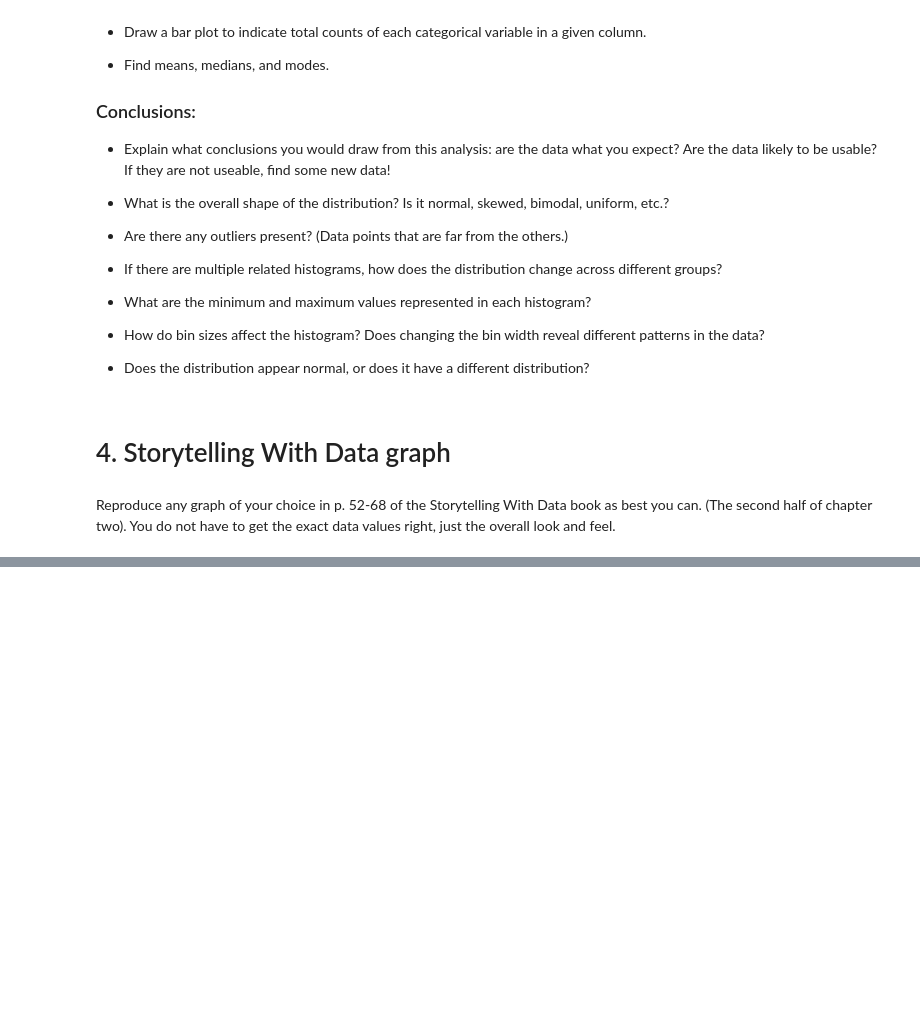
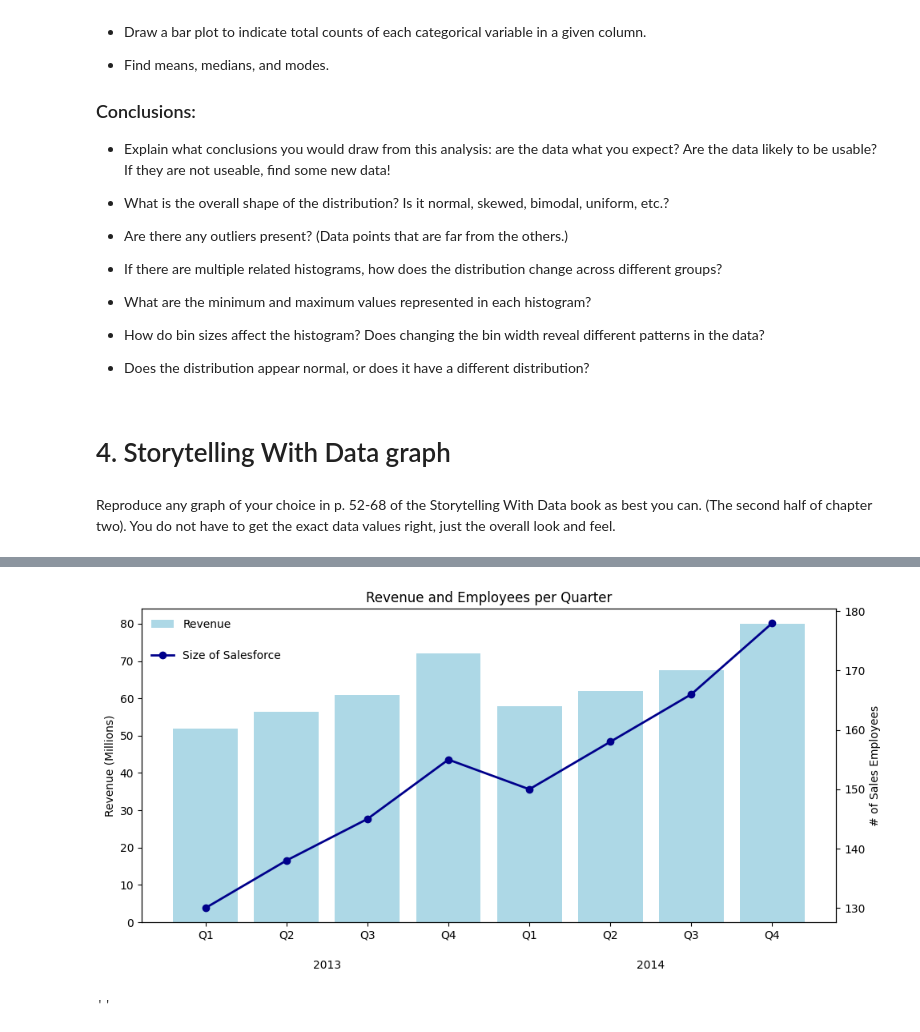
Before and after one commit to Haleymussary00/Module-B-semester-2, a Jupyter notebook: Week4.ipynb, the cells around one changed output, grey strips where cells are left out. Saved outputs shown, nothing was run; the diff lists cells and outputs as text; code cells hidden in the pictures; blank space fills up the shorter version.

```diff
--- a/Week4.ipynb
+++ b/Week4.ipynb
@@ -92,0 +96,15 @@ Reproduce any graph of your choice in p. 52-68 of the Storytelling With Data boo
+# %%
+# Generating Fake data
+sales_data = [
+    {"Year": 2013, "Quarter": "Q1", "Revenue_Millions": 52.0, "Sales_Employees": 130},
+    {"Year": 2013, "Quarter": "Q2", "Revenue_Millions": 56.5, "Sales_Employees": 138},
+    {"Year": 2013, "Quarter": "Q3", "Revenue_Millions": 61.0, "Sales_Employees": 145},
+    {"Year": 2013, "Quarter": "Q4", "Revenue_Millions": 72.0, "Sales_Employees": 155},
+    {"Year": 2014, "Quarter": "Q1", "Revenue_Millions": 58.0, "Sales_Employees": 150},
+    {"Year": 2014, "Quarter": "Q2", "Revenue_Millions": 62.0, "Sales_Employees": 158},
+    {"Year": 2014, "Quarter": "Q3", "Revenue_Millions": 67.5, "Sales_Employees": 166},
+    {"Year": 2014, "Quarter": "Q4", "Revenue_Millions": 80.0, "Sales_Employees": 178},
+]
+
+sales_df = pd.DataFrame(sales_data)
+sales_df
@@ -92,0 +121,38 @@ Reproduce any graph of your choice in p. 52-68 of the Storytelling With Data boo
+# %%
+
+x = range(len(sales_df))
+
+fig, ax1 = plt.subplots(figsize=(10, 5))
+
+# --- Bars (Revenue) ---
+ax1.bar(x, sales_df["Revenue_Millions"], color="lightblue", label='Revenue')
+ax1.set_ylabel("Revenue (Millions)")
+
+# --- Line (Employees) ---
+ax2 = ax1.twinx()
+ax2.plot(x, sales_df["Sales_Employees"], color="darkblue", marker="o", linewidth=2, label='Size of Salesforce')
+ax2.set_ylabel("# of Sales Employees")
+
+# --- Plot the legend ---
+ax1.legend(loc="upper left", bbox_to_anchor=(0, 1.00), frameon=False)
+ax2.legend(loc="upper left", bbox_to_anchor=(0, 0.90), frameon=False)
+
+# --- X-axis labels ---
+ax1.set_xticks(x)
+ax1.set_xticklabels(sales_df["Quarter"])
+plt.subplots_adjust(bottom=0.18)
+ax = ax1
+y_offset = -0.12
+ax.text(1.5, y_offset, "2013", ha="center", va="top", transform=ax.get_xaxis_transform())
+ax.text(5.5, y_offset, "2014", ha="center", va="top", transform=ax.get_xaxis_transform())
+
+
+
+plt.title("Revenue and Employees per Quarter")
+plt.tight_layout()
+plt.show()
+
+;
+# %% [output]
+[figure, added]
+''
```
Also changed, not shown: parts of 2 cells of this notebook.
